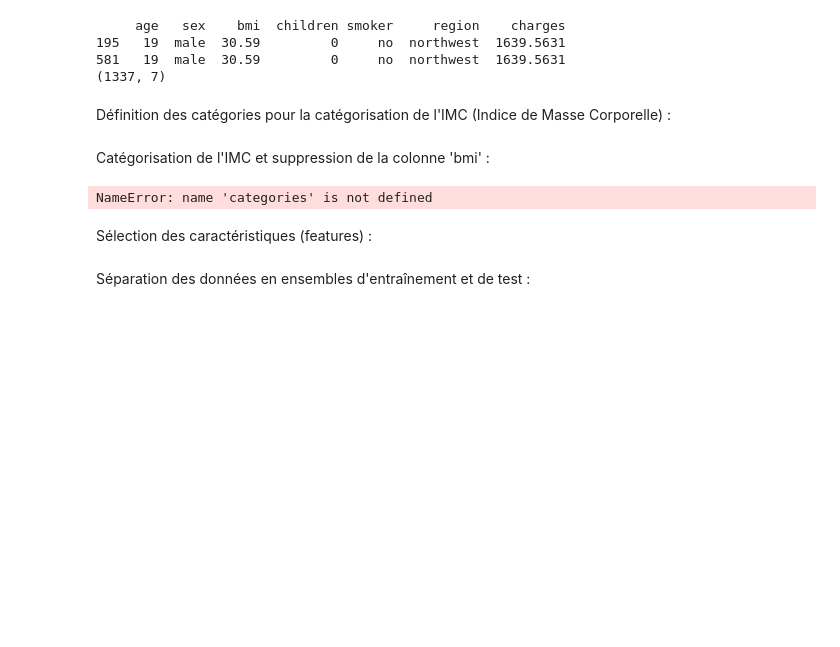
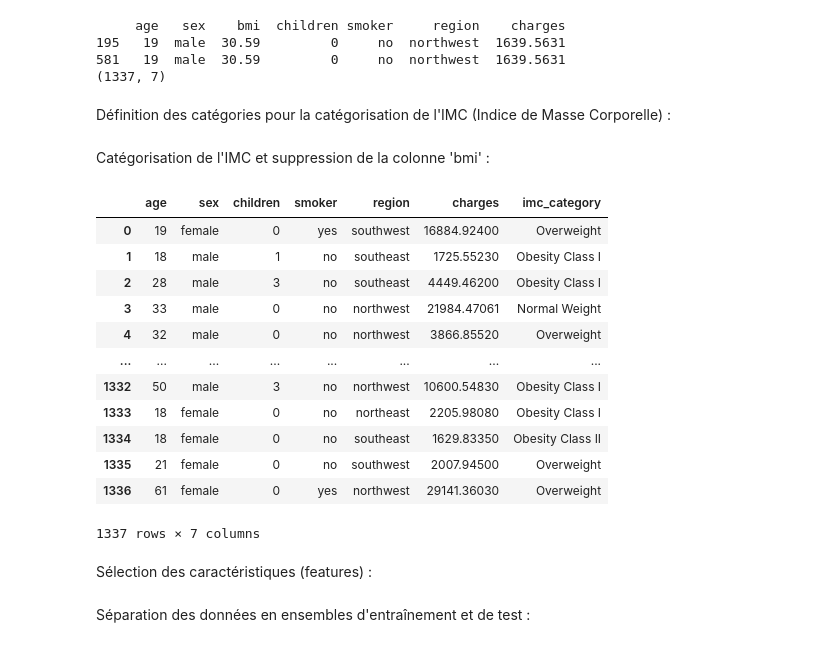
Before and after one commit to ElieLECAS/Assurance_FE, a Jupyter notebook: NoteBook_Modelisation.ipynb, the cells around one changed output. Drawn from its saved outputs; the diff is of its cells as text; code cells hidden in the pictures; blank space fills up the shorter version.

```diff
--- a/NoteBook_Modelisation.ipynb
+++ b/NoteBook_Modelisation.ipynb
@@ -58,11 +58,23 @@ categories = {
 # %% [markdown]
 Catégorisation de l'IMC et suppression de la colonne 'bmi' :
 # %%
-df['imc_category'] = df['bmi'].apply(categorize_imc)
+df['imc_category'] = df['bmi'].apply(categorize_imc, categories=categories)
 df = df.drop('bmi', axis=1)
 df
 # %% [output]
+|  | age | sex | children | smoker | region | charges | imc_category |
+| 0 | 19 | female | 0 | yes | southwest | 16884.92400 | Overweight |
+| 1 | 18 | male | 1 | no | southeast | 1725.55230 | Obesity Class I |
+| 2 | 28 | male | 3 | no | southeast | 4449.46200 | Obesity Class I |
+| 3 | 33 | male | 0 | no | northwest | 21984.47061 | Normal Weight |
+| 4 | 32 | male | 0 | no | northwest | 3866.85520 | Overweight |
+| ... | ... | ... | ... | ... | ... | ... | ... |
+| 1332 | 50 | male | 3 | no | northwest | 10600.54830 | Obesity Class I |
+| 1333 | 18 | female | 0 | no | northeast | 2205.98080 | Obesity Class I |
+| 1334 | 18 | female | 0 | no | southeast | 1629.83350 | Obesity Class II |
+| 1335 | 21 | female | 0 | no | southwest | 2007.94500 | Overweight |
+| 1336 | 61 | female | 0 | yes | northwest | 29141.36030 | Overweight |
-NameError: name 'categories' is not defined
+1337 rows × 7 columns
 # %% [markdown]
 Sélection des caractéristiques (features) :
 # %% [markdown]
```
Also changed, not shown: parts of 1 cell of this notebook, 3 other files.
